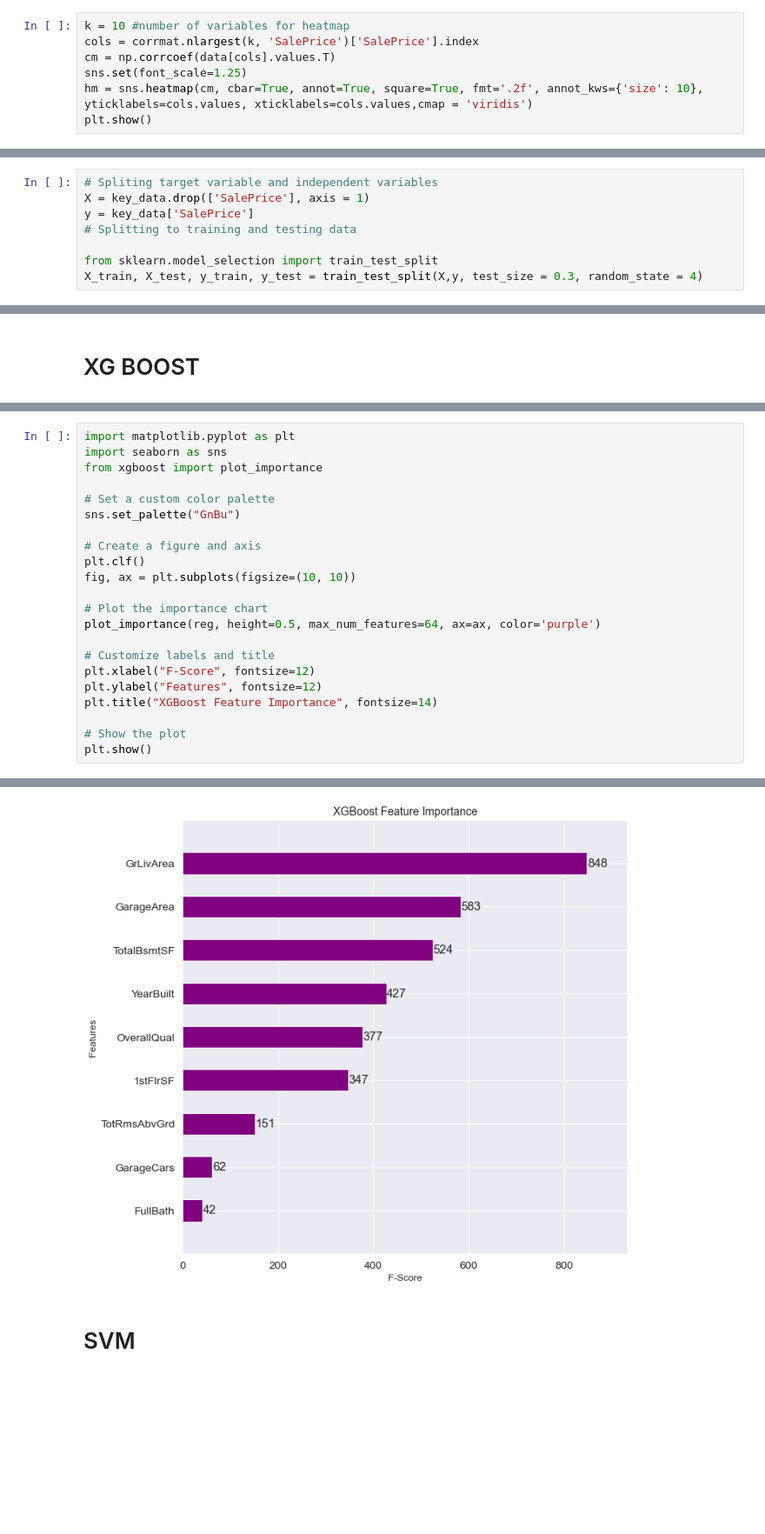
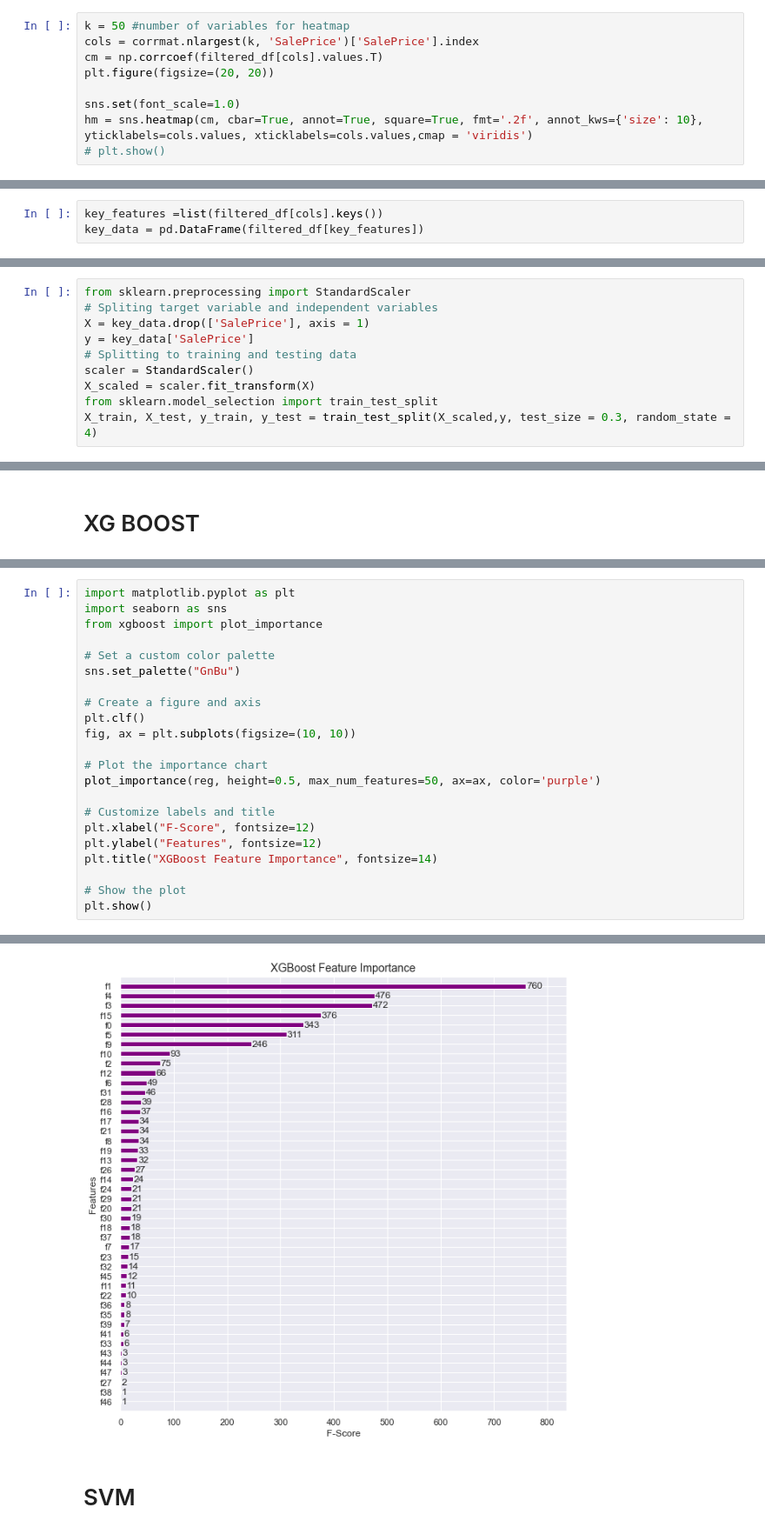
Before and after one commit to Abeermathur7/RealEstateModeling, a Jupyter notebook: RealEstatePropertyPriceFeatureAnalysis.ipynb, the cells around one changed output, grey strips where cells are left out. Shown at 87% size. Saved outputs shown, nothing was run; the diff lists cells and outputs as text; blank space fills up the shorter version.

```diff
--- a/RealEstatePropertyPriceFeatureAnalysis.ipynb
+++ b/RealEstatePropertyPriceFeatureAnalysis.ipynb
@@ -48,8 +112,10 @@ sns.heatmap(corrmat, annot = False, vmax=0.8, square=True, annot_kws={'size': 10
 # %%
-k = 10 #number of variables for heatmap
+k = 50 #number of variables for heatmap
 cols = corrmat.nlargest(k, 'SalePrice')['SalePrice'].index
-cm = np.corrcoef(data[cols].values.T)
-sns.set(font_scale=1.25)
+cm = np.corrcoef(filtered_df[cols].values.T)
+plt.figure(figsize=(20, 20))
+
+sns.set(font_scale=1.0)
 hm = sns.heatmap(cm, cbar=True, annot=True, square=True, fmt='.2f', annot_kws={'size': 10}, yticklabels=cols.values, xticklabels=cols.values,cmap = 'viridis')
-plt.show()
+# plt.show()
 # %% [output]
@@ -78,0 +123,3 @@ print(key_data)
+# %%
+key_features =list(filtered_df[cols].keys())
+key_data = pd.DataFrame(filtered_df[key_features])
@@ -79,14 +138,16 @@ print(key_data)
+# %%
+from sklearn.preprocessing import StandardScaler
+# Spliting target variable and independent variables
+X = key_data.drop(['SalePrice'], axis = 1)
+y = key_data['SalePrice']
+# Splitting to training and testing data
+scaler = StandardScaler()
+X_scaled = scaler.fit_transform(X)
+from sklearn.model_selection import train_test_split
+X_train, X_test, y_train, y_test = train_test_split(X_scaled,y, test_size = 0.3, random_state = 4)
 # %% [markdown]
 
 # Linear Regression
-# %%
-# Spliting target variable and independent variables
-X = key_data.drop(['SalePrice'], axis = 1)
-y = key_data['SalePrice']
-# Splitting to training and testing data
-
-from sklearn.model_selection import train_test_split
-X_train, X_test, y_train, y_test = train_test_split(X,y, test_size = 0.3, random_state = 4)
 # %%
 print('------------Linear Regression-----------------')
 # Import library for Linear Regression
@@ -319,28 +457,28 @@ plt.show()
 # %%
 import matplotlib.pyplot as plt
 import seaborn as sns
 from xgboost import plot_importance
 
 # Set a custom color palette
 sns.set_palette("GnBu")
 
 # Create a figure and axis
 plt.clf()
 fig, ax = plt.subplots(figsize=(10, 10))
 
 # Plot the importance chart
-plot_importance(reg, height=0.5, max_num_features=64, ax=ax, color='purple')
+plot_importance(reg, height=0.5, max_num_features=50, ax=ax, color='purple')
 
 # Customize labels and title
 plt.xlabel("F-Score", fontsize=12)
 plt.ylabel("Features", fontsize=12)
 plt.title("XGBoost Feature Importance", fontsize=14)
 
 # Show the plot
 plt.show()
 # %% [output]
 <Figure size 432x288 with 0 Axes>
-[figure, old version]
+[figure, new version]
 # %% [markdown]
 # SVM
 # %%
```
Also changed, not shown: parts of 40 cells of this notebook, 1 other file.
